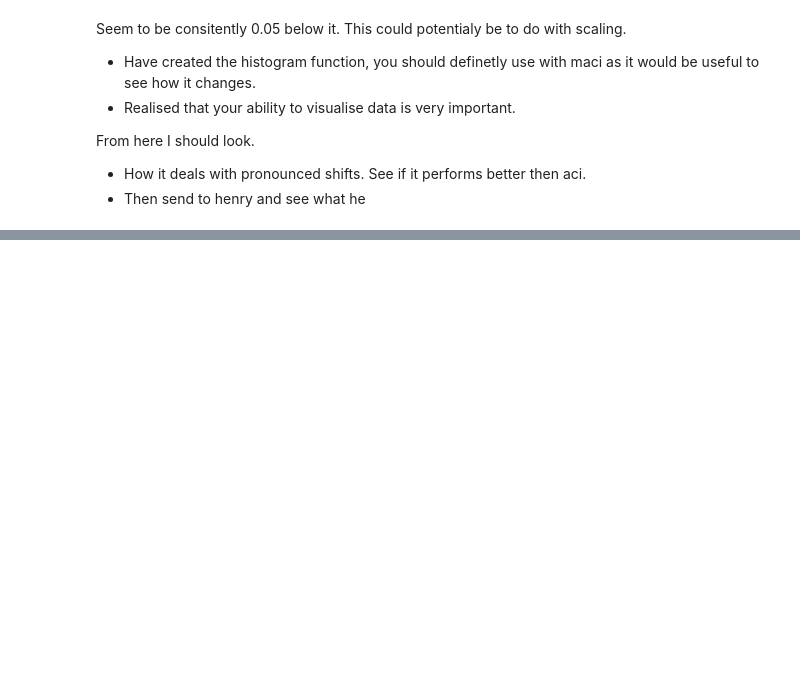
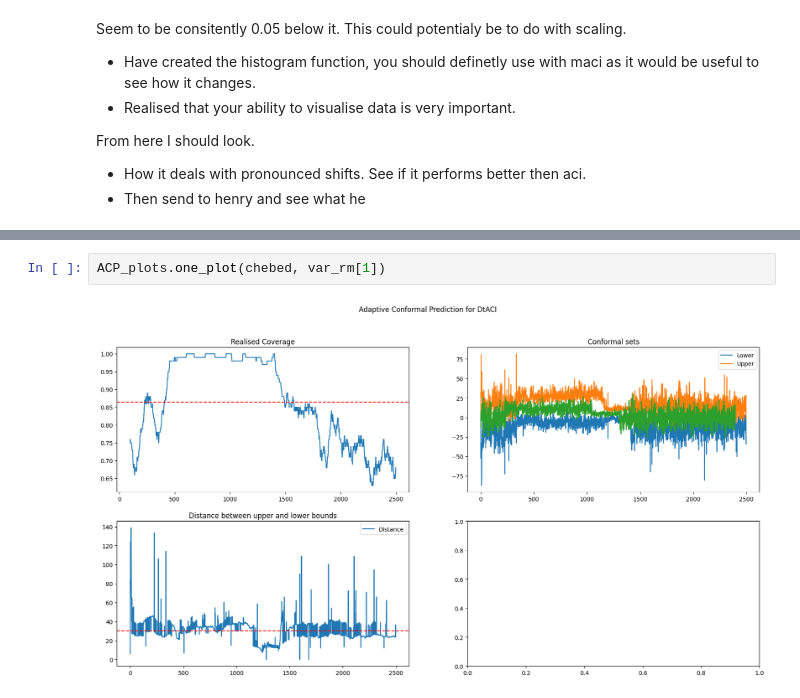
Before and after one commit to chrisjwheeler/ConformalProject, a Jupyter notebook: notebooks/Chebyshevs Inequality/01_cheb_exp_method.ipynb, the cells around one changed output, grey strips where cells are left out. Drawn from its saved outputs; the diff is of its cells as text; blank space fills up the shorter version.

```diff
--- a/notebooks/Chebyshevs Inequality/01_cheb_exp_method.ipynb
+++ b/notebooks/Chebyshevs Inequality/01_cheb_exp_method.ipynb
@@ -550,0 +591,4 @@ From here I should look.
+# %%
+ACP_plots.one_plot(chebed, var_rm[1])
+# %% [output]
+[figure, added]
```
Also changed, not shown: parts of 5 cells of this notebook, 9 other files.
